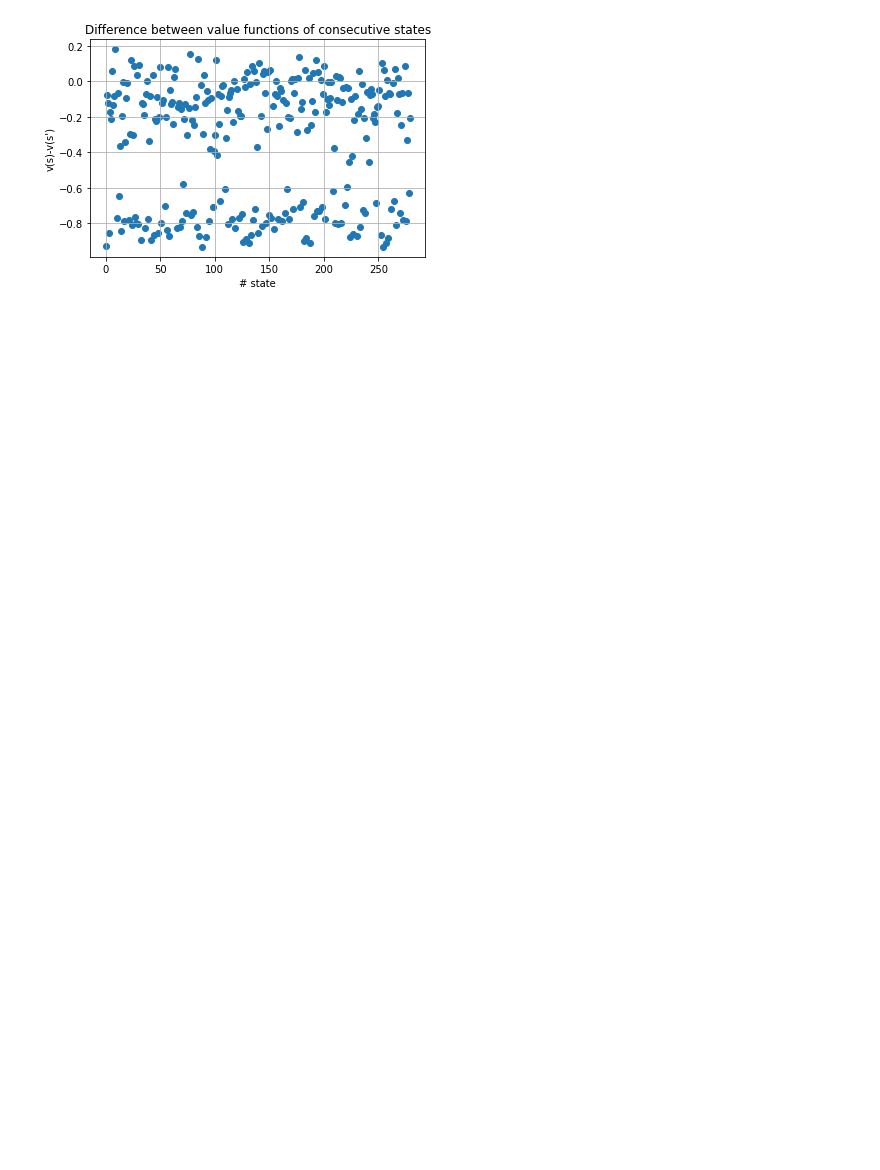
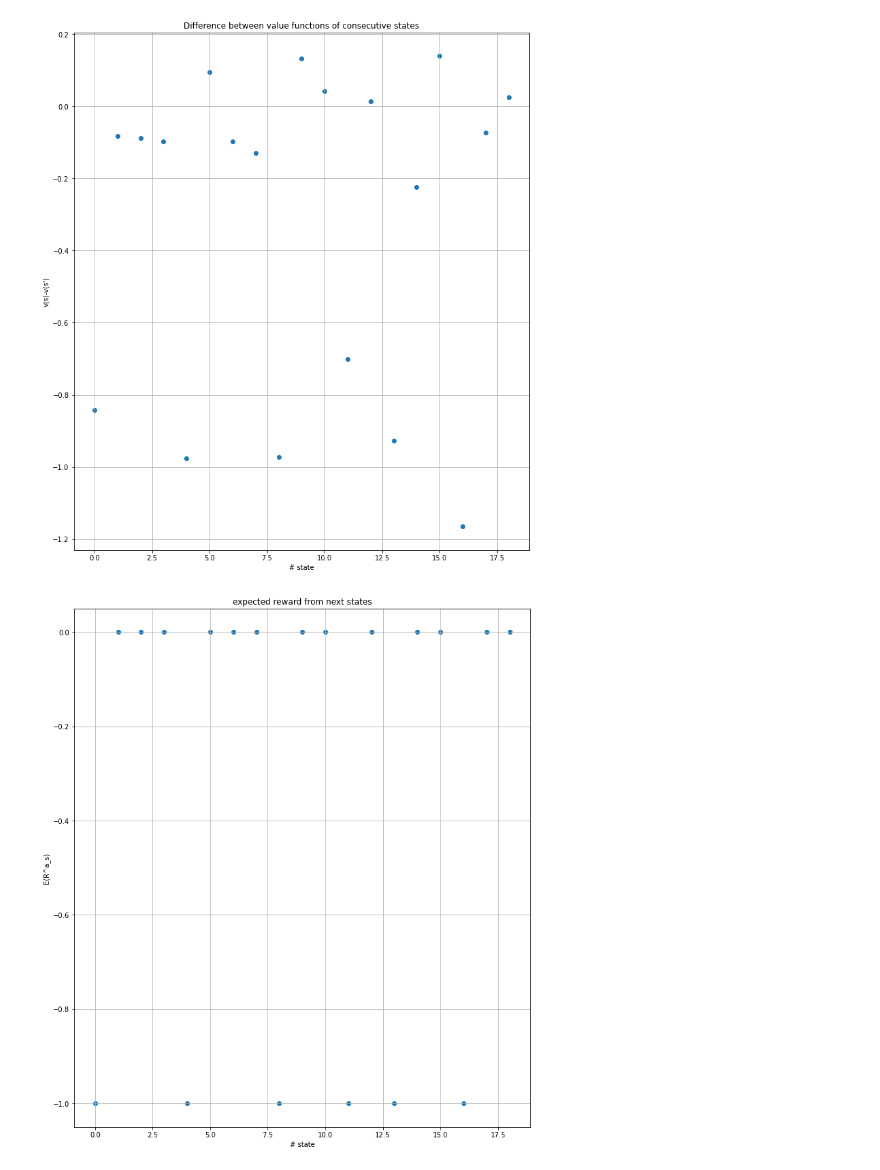
Before and after one commit to joeloren/rl_cosims, a Jupyter notebook: src/envs/graph_coloring/gc_notebooks/check_value_function_monocticity.ipynb, the cells around one changed output. Drawn from its saved outputs; the diff is of its cells as text; code cells hidden in the pictures; blank space fills up the shorter version.

Commit message:
added some interesting graphs to jupyter notebook

```diff
--- a/src/envs/graph_coloring/gc_notebooks/check_value_function_monocticity.ipynb
+++ b/src/envs/graph_coloring/gc_notebooks/check_value_function_monocticity.ipynb
@@ -8,7 +8,7 @@ import networkx as nx
 from matplotlib import pyplot as plt
 import torch_geometric
 from torch_geometric.data import Data
-
+plt.rcParams['figure.figsize'] = [12, 14]
 from src.envs.graph_coloring.gc_experimentation.problems import create_er_random_graph_problem
 from src.envs.graph_coloring.gc_baselines.simple_policies import random_policy_without_newcolor
 from src.envs.graph_coloring.gc_baselines.ortools_policy import ORToolsOfflinePolicy
@@ -16,42 +16,45 @@ from src.envs.graph_coloring.gc_policies.ppo_policy import PPOPolicy
 from src.envs.graph_coloring.gc_utils.graph_utils import add_color_nodes_to_graph, create_graph_from_observation
 from src.envs.graph_coloring.gc_utils.plot_results import plot_gc_solution
 # %%
-sim = create_er_random_graph_problem(num_new_nodes=0, num_initial_nodes=15, prob_edge=0.3,
+sim = create_er_random_graph_problem(num_new_nodes=0, num_initial_nodes=20, prob_edge=0.3,
                                    is_online=False, random_seed=15)
 # %%
-model_location = '../../../training/runs/gc/ppo_agent/2020-10-28_15_24_03'
+model_location = '../../../training/runs/gc/ppo_agent/2020-11-04_09_51_23'
 with open(Path(model_location) / "agent_params.json") as f:
     agent_config_dict = json.load(f)
 model_config_dict = agent_config_dict['model_config']
 if "logit_normalizer" not in model_config_dict.keys():
     model_config_dict['logit_normalizer'] = agent_config_dict['logit_normalizer']
 # %%
-
 ppo_policy = PPOPolicy(agent_config_dict, model_config_dict, model_location, sim)
-num_stochastic_runs = 10
-num_seeds = 20
+num_stochastic_runs = 200
+num_seeds = 1
 value_outputs = {'states': [],
                 'state_value':[],
-                'next_state_values':[]}
+                'next_state_values':[],
+                'rewards': []}
 for i in range(num_seeds):
     sim.seed(10 + i)
     obs = sim.reset()
     is_done = False
     while not is_done:
-        last_state = np.sum(obs["node_colors"] == -1) == 1
-        if not last_state:
+        is_last_state = np.sum(obs["node_colors"] == -1) == 1
+        if not is_last_state:
             value_next_states = []
+            next_rewards = []
             for i in range(num_stochastic_runs):
                 copy_sim = deepcopy(sim)
                 action, _ = ppo_policy.get_action_and_value(obs, copy_sim)
                 next_obs, reward, is_done, _ = copy_sim.step(action)
                 _, next_value = ppo_policy.get_action_and_value(next_obs, copy_sim)
                 value_next_states.append(next_value)
+                next_rewards.append(reward)
         action, value_current_state = ppo_policy.get_action_and_value(obs, sim)
-        if not last_state:
+        if not is_last_state:
             value_outputs['states'].append(deepcopy(obs))
             value_outputs['next_state_values'].append(value_next_states)
             value_outputs['state_value'].append(value_current_state)
+            value_outputs['rewards'].append(next_rewards)
         obs, reward, is_done, _ = sim.step(action)
 graph_nx = create_graph_from_observation(obs)
 graph_nx_colors = add_color_nodes_to_graph(obs)
@@ -66,14 +69,22 @@ dict_keys(['node_colors', 'used_colors', 'nodes_id', 'edge_indexes', 'current_ti
 # %%
 state_values = value_outputs["state_value"]
 expected_next_state_values = [np.mean(v) for v in value_outputs["next_state_values"]]
+expected_next_reward = np.array([np.mean(r) for r in value_outputs["rewards"]])
 diff_values = np.array(state_values) - agent_config_dict['discount']*np.array(expected_next_state_values)
 plt.scatter(range(diff_values.size), diff_values)
 plt.xlabel('# state')
 plt.ylabel("v(s)-v(s')")
 plt.title('Difference between value functions of consecutive states')
 plt.grid()
+plt.figure()
+plt.scatter(range(expected_next_reward.size), expected_next_reward)
+plt.xlabel('# state')
+plt.ylabel("E(R^a_s)")
+plt.title('expected reward from next states')
+plt.grid()
 # %% [output]
-[figure, old version]
+[figure, new version]
+[figure, added]
 # %%
 plt.hist(diff_values, bins = 40)
 plt.title(f"Histogram of v(s)-v(s') for {diff_values.shape[0]} states")
```
Also changed, not shown: parts of 4 cells of this notebook.
